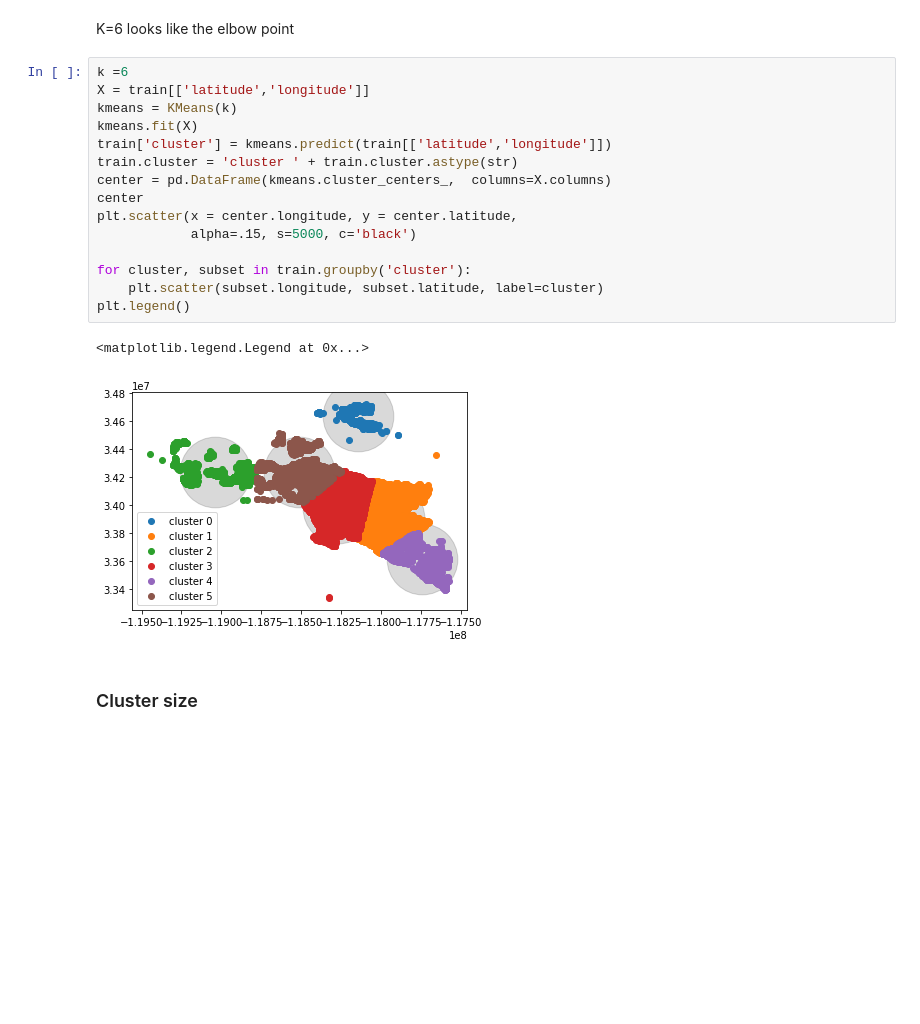
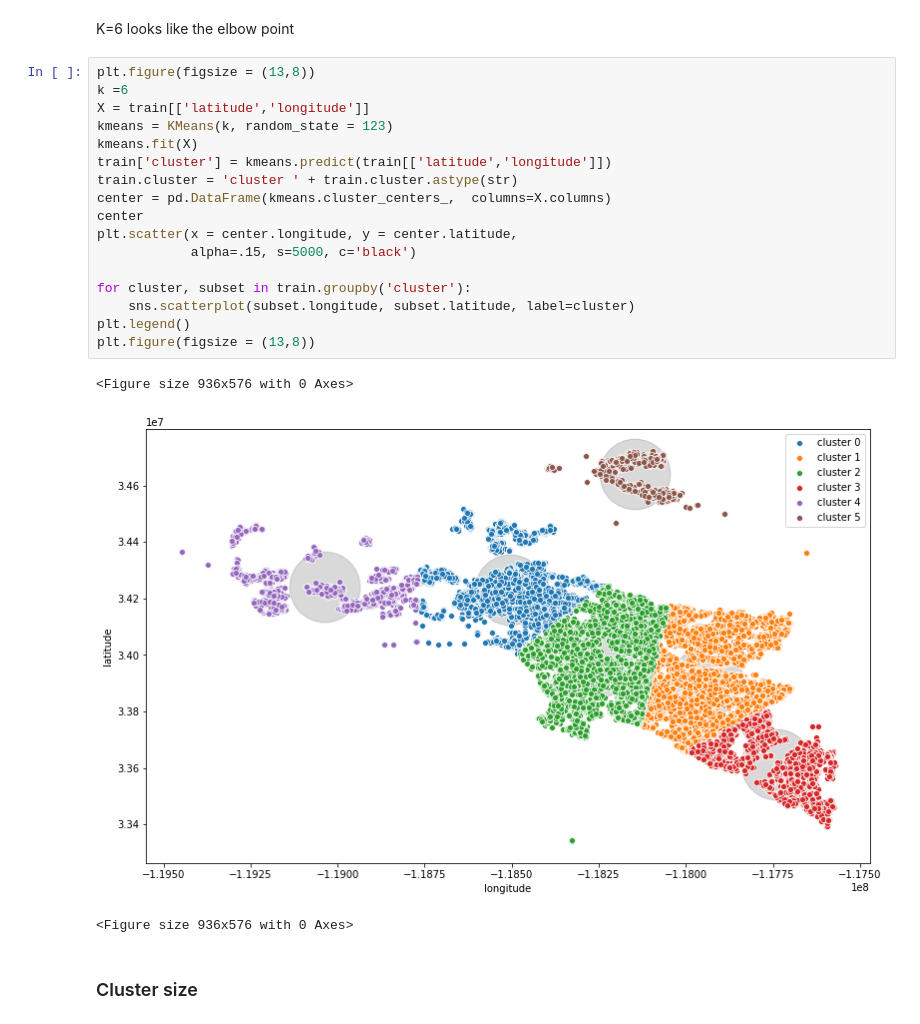
Before and after one commit to Clustering-Project-Allen-Cameron/clustering_project, a Jupyter notebook: project_allen/explore.ipynb, the cells around one changed output. Drawn from its saved outputs; the diff is of its cells as text; blank space fills up the shorter version.

```diff
--- a/project_allen/explore.ipynb
+++ b/project_allen/explore.ipynb
@@ -123,23 +131,26 @@ plt.grid()
 # %% [markdown]
 K=6 looks like the elbow point
 # %%
+plt.figure(figsize = (13,8))
 k =6
 X = train[['latitude','longitude']]
-kmeans = KMeans(k)
+kmeans = KMeans(k, random_state = 123)
 kmeans.fit(X)
 train['cluster'] = kmeans.predict(train[['latitude','longitude']])
 train.cluster = 'cluster ' + train.cluster.astype(str)
 center = pd.DataFrame(kmeans.cluster_centers_,  columns=X.columns)
 center
 plt.scatter(x = center.longitude, y = center.latitude,
             alpha=.15, s=5000, c='black')
 
 for cluster, subset in train.groupby('cluster'):
-    plt.scatter(subset.longitude, subset.latitude, label=cluster)
+    sns.scatterplot(subset.longitude, subset.latitude, label=cluster)
 plt.legend()
+plt.figure(figsize = (13,8))
 # %% [output]
-<matplotlib.legend.Legend at 0x...>
+<Figure size 936x576 with 0 Axes>
-[figure, old version]
+[figure, new version]
+<Figure size 936x576 with 0 Axes>
 # %% [markdown]
 ### Cluster size
 # %%
```
Also changed, not shown: parts of 4 cells of this notebook, 3 other files.
